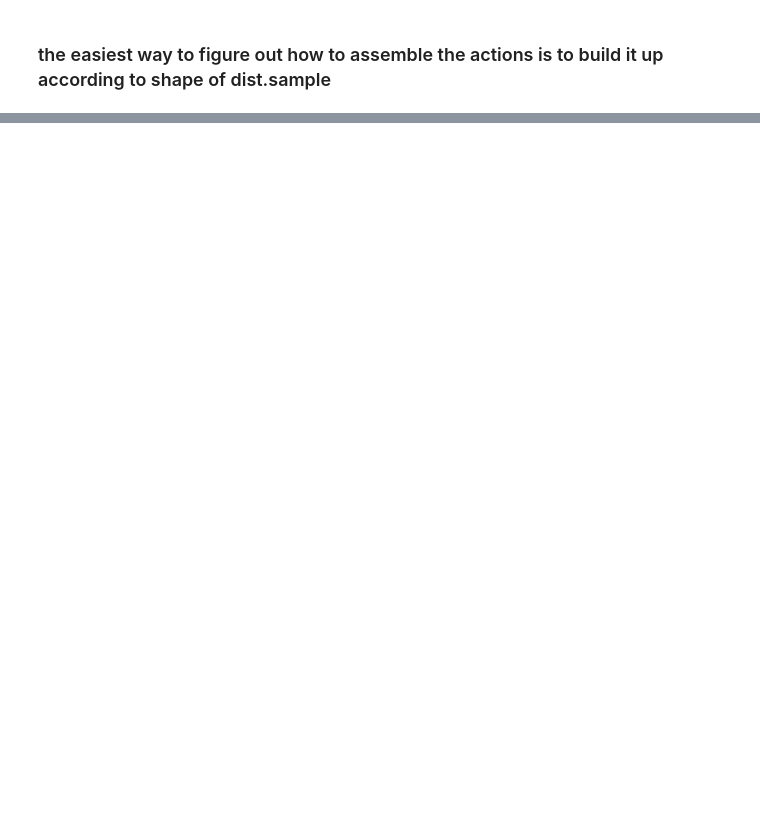
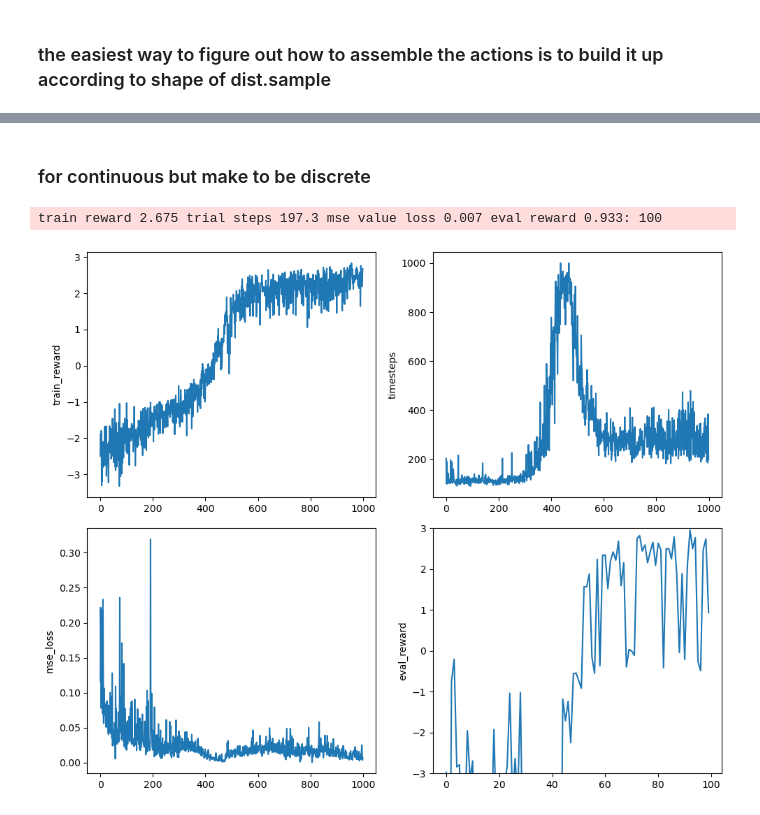
Before and after one commit to ljmzt/reinforcement_learning_2, a Jupyter notebook: debug-consistent-routines.ipynb, the cells around one changed output, grey strips where cells are left out. Drawn from its saved outputs; the diff is of its cells as text; code cells hidden in the pictures; blank space fills up the shorter version.

```diff
--- a/debug-consistent-routines.ipynb
+++ b/debug-consistent-routines.ipynb
@@ -668,0 +589,34 @@ tensor([-0.2336, -0.3272], requires_grad=True)
+# %% [markdown]
+### for continuous but make to be discrete
+# %%
+fig, axs = plt.subplots(2,2, figsize=(10,8))
+axs = axs.flatten()
+
+# for seed in [1,2,3,4,5]:
+for seed in [1]:
+
+    # set the seeds
+    iseed = seed
+    np.random.seed(iseed)
+    torch.random.manual_seed(iseed)
+    env1.seed(iseed)
+
+    # this is usually how you run it
+    env_dis_continuous = EnvWrapper(env1, make_discrete=10, reward_scale=0.01)
+    policy_dis_continuous = Policy(env_dis_continuous, num_hidden=64)
+    trainer = Trainer(env_dis_continuous, policy_dis_continuous)
+    output_rewards, output_timesteps, output_mse_loss, eval_rewards = trainer.train(n_epoches=1000, eval_everyepoch=10)
+
+    # make some plots
+    outputs = [output_rewards, output_timesteps, output_mse_loss, eval_rewards]
+    ylabels = ['train_reward', 'timesteps', 'mse_loss', 'eval_reward']
+    for i, (arr, label) in enumerate(zip(outputs, ylabels)):
+        axs[i].plot(arr)
+        axs[i].set_ylabel(label)
+        if label == 'eval_reward':
+            axs[i].set_ylim([-3,3])
+
+plt.tight_layout()
+# %% [output]
+train reward 2.675 trial steps 197.3 mse value loss 0.007 eval reward 0.933: 100
+[figure, added]
```
Also changed, not shown: parts of 48 cells of this notebook, 2 other files.
